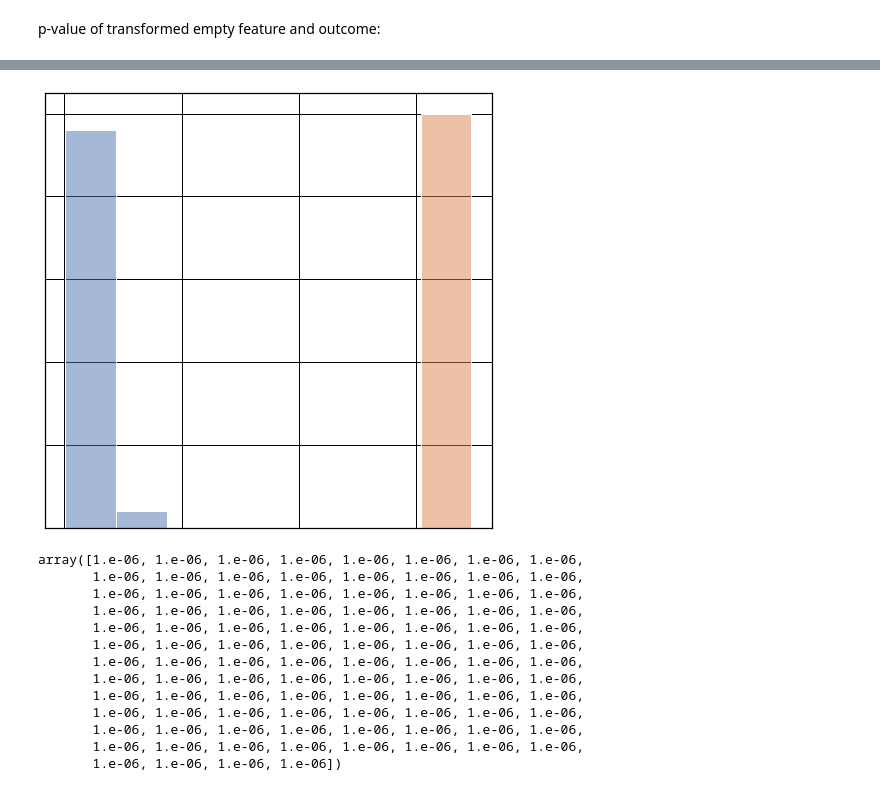
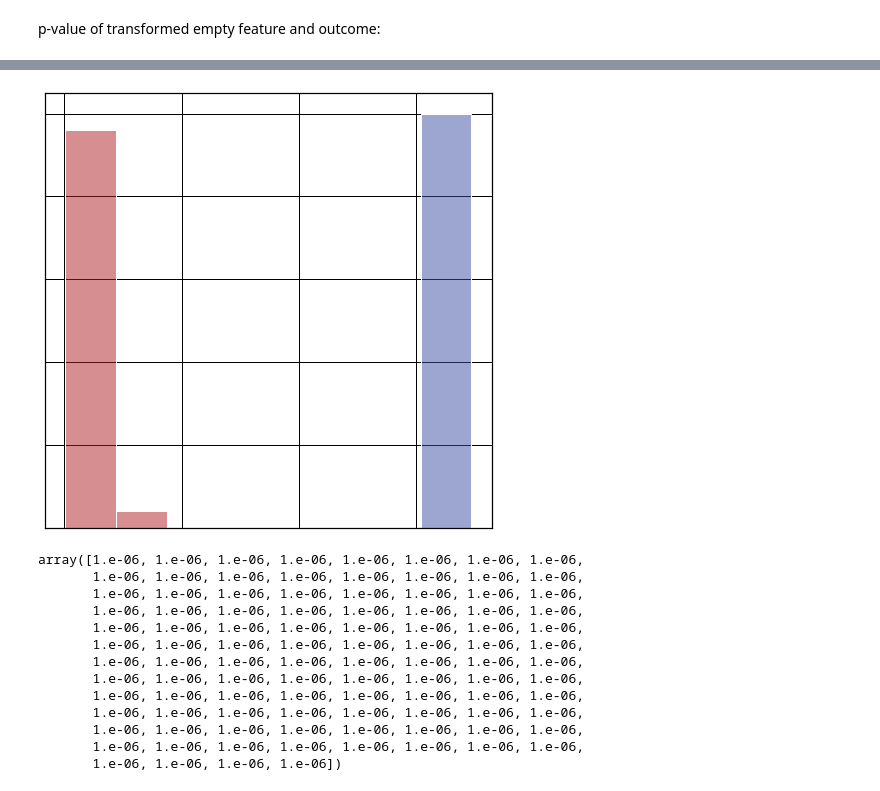
Before and after one commit to korem-lab/compositional-empty-features, a Jupyter notebook: Synthetic-dataset.ipynb, the cells around one changed output, grey strips where cells are left out. Saved outputs shown, nothing was run; the diff lists cells and outputs as text; code cells hidden in the pictures.

```diff
--- a/Synthetic-dataset.ipynb
+++ b/Synthetic-dataset.ipynb
@@ -112,27 +81,29 @@ plt.show()
-# %%
-plt.figure(figsize=(8,8))
-ax=sns.histplot(x = X_clr[:, -1],
-             hue = ['Negative' if not i else 'Positive' for i in y]
-             )
-plt.title("Histogram of an empty feature that is associated with\n"+\
-            "phenotype outcome after centered log ratio transform\n"
-         )
-plt.xlabel('CLR transform of the empty feature')
-ax.get_legend().remove()
-ax.set(
-       yticklabels=[],
-       xticklabels=[])
-plt.xlabel(None)
-plt.ylabel(None)
-plt.title(None)
-plt.savefig('plots/Fig-1-no-axes.pdf',
-            dpi=900,
-            bbox_inches='tight',
-            format='pdf'
-            )
-plt.show()
-# %% [output]
-[figure, removed]
+# %%
+plt.figure(figsize=(8,8))
+ax=sns.histplot(x = X_clr[:, -1],
+                hue = ['Negative' if not i else 'Positive' for i in y] ,
+                palette={'Negative':'#3b4ea2',
+                         'Positive':'#b11e23'}
+                 )
+plt.title("Histogram of an empty feature that is associated with\n"+\
+            "phenotype outcome after centered log ratio transform\n"
+         )
+plt.xlabel('CLR transform of the empty feature')
+ax.get_legend().remove()
+ax.set(
+       yticklabels=[],
+       xticklabels=[])
+plt.xlabel(None)
+plt.ylabel(None)
+plt.title(None)
+plt.savefig('plots/Fig-1-no-axes.pdf',
+            dpi=900,
+            bbox_inches='tight',
+            format='pdf'
+            )
+plt.show()
+# %% [output]
+[figure, added]
 # %%
 rescale( pseudocount + rescale(X) )[:, -1].round(9)
 # %% [output]
```
Also changed, not shown: parts of 17 cells of this notebook, 6 other files.
